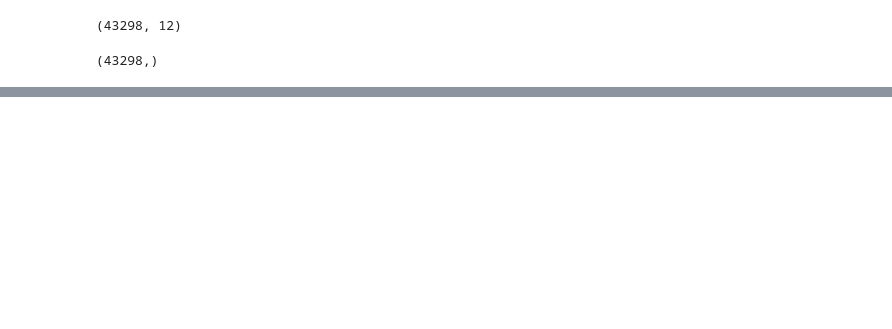
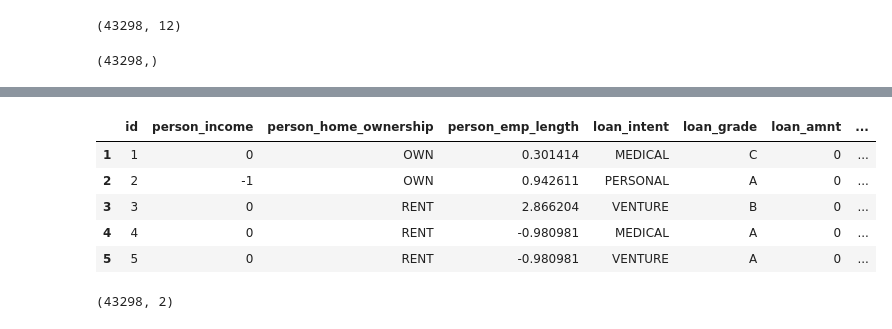
Before and after one commit to ankitg-02/kaggle-competition, a Jupyter notebook: Loan_approval_1.ipynb, the cells around one changed output, grey strips where cells are left out. Saved outputs shown, nothing was run; the diff lists cells and outputs as text; code cells hidden in the pictures; blank space fills up the shorter version.

```diff
--- a/Loan_approval_1.ipynb
+++ b/Loan_approval_1.ipynb
@@ -812,0 +819,11 @@ dtype: int64
+# %%
+sol11=mod_train_data
+# %%
+sol11.head()
+# %% [output]
+|  | id | person_income | person_home_ownership | person_emp_length | loan_intent | loan_grade | loan_amnt | ... |
+| 1 | 1 | 0 | OWN | 0.301414 | MEDICAL | C | 0 | ... |
+| 2 | 2 | -1 | OWN | 0.942611 | PERSONAL | A | 0 | ... |
+| 3 | 3 | 0 | RENT | 2.866204 | VENTURE | B | 0 | ... |
+| 4 | 4 | 0 | RENT | -0.980981 | MEDICAL | A | 0 | ... |
+| 5 | 5 | 0 | RENT | -0.980981 | VENTURE | A | 0 | ... |
@@ -812,0 +835,4 @@ dtype: int64
+# %%
+sol11.shape
+# %% [output]
+(43298, 2)
```
Also changed, not shown: parts of 11 cells of this notebook.
